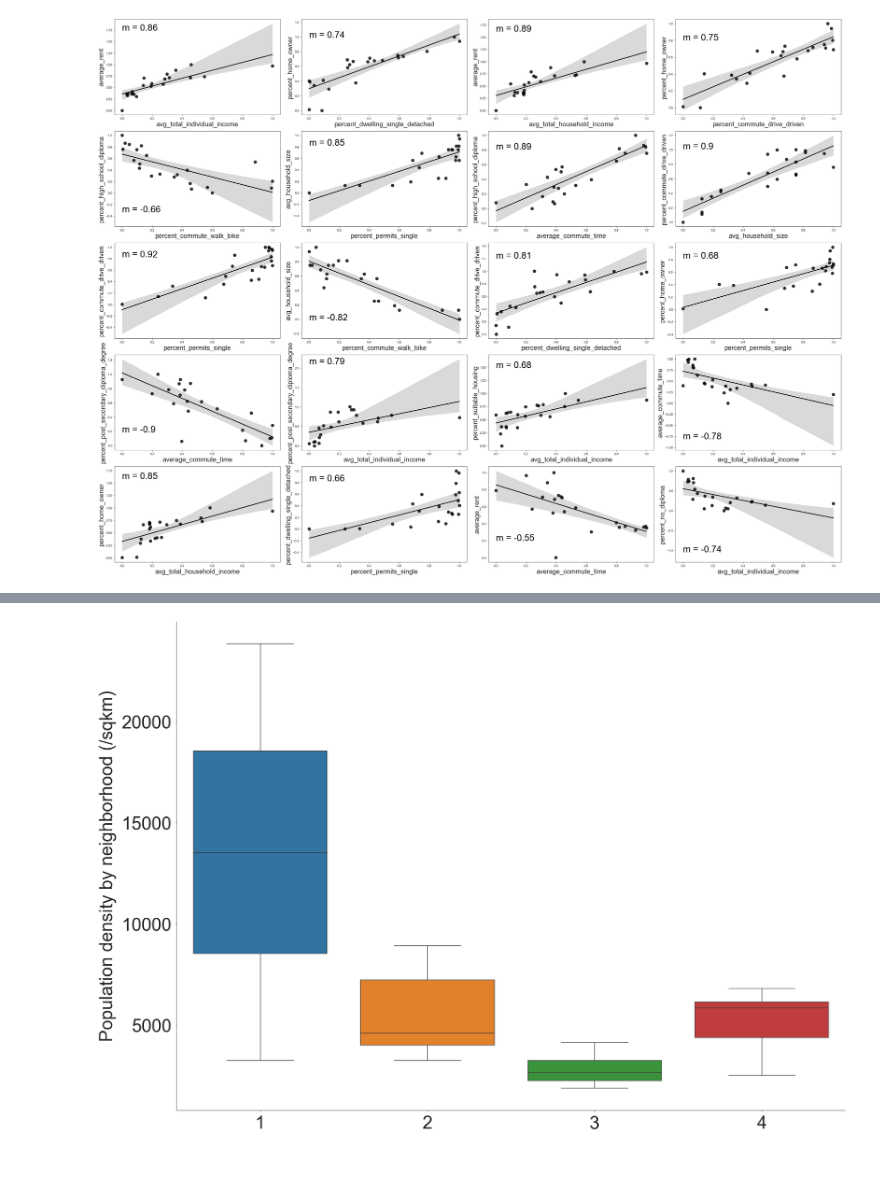
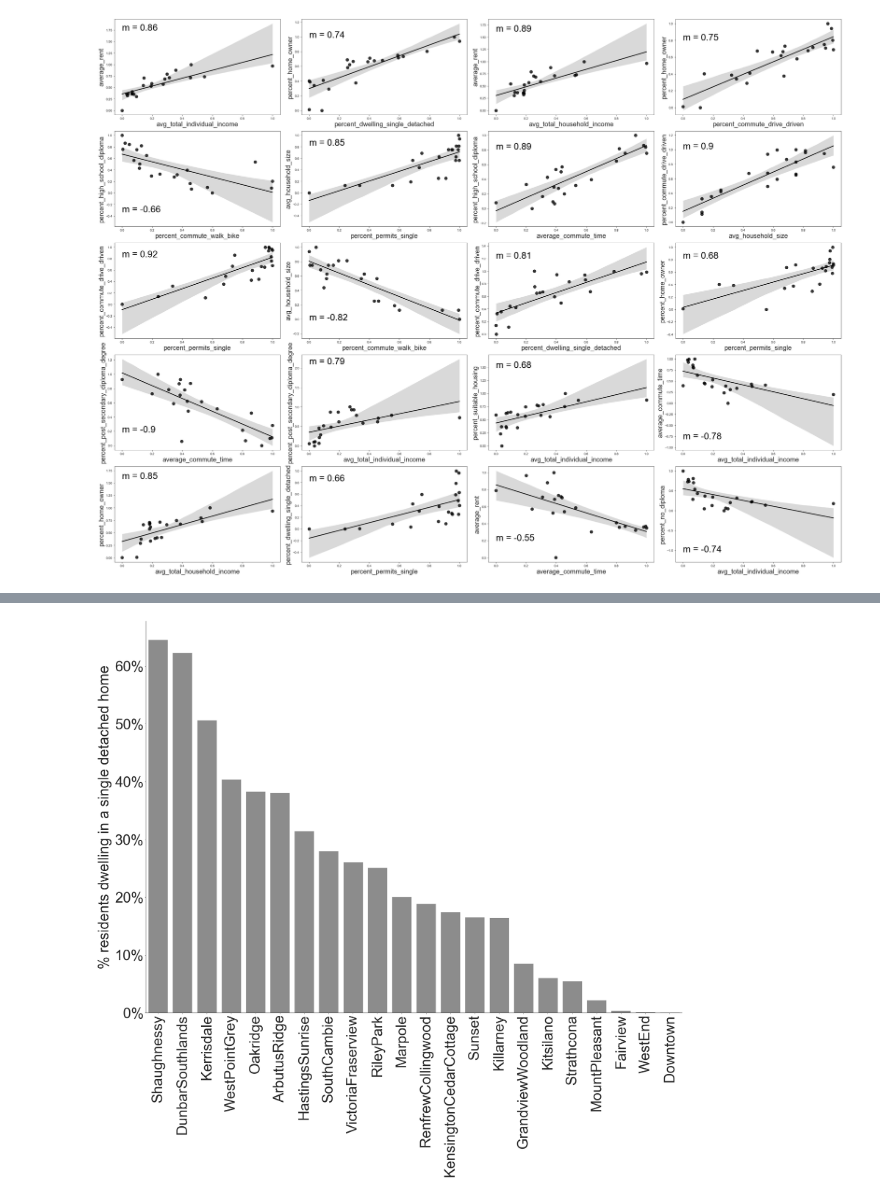
Before and after one commit to joinedspace/dejavu, a Jupyter notebook: datasets-queries/dejavu.ipynb, the cells around one changed output, grey strips where cells are left out. Cells and saved outputs as stored; diff of their text form; code cells hidden in the pictures; blank space fills up the shorter version.

```diff
--- a/datasets-queries/dejavu.ipynb
+++ b/datasets-queries/dejavu.ipynb
@@ -278,19 +210,24 @@ print(correlation_voting, pvalue_voting)
-# %%
-#----- Plotting population density by neighborhood, color coded to neighborhood category
-pop_dens = df_population_density[['neighborhood', 'category',
-                                  'density_per_km2']].sort_values(by=['density_per_km2'],
-                                                                            ascending=False).reset_index()
-
-fig_6 = plt.figure()
-ax8 = fig_6.add_subplot(111)
-sns.boxplot(data=pop_dens,
-             x="category", y="density_per_km2")
-
-ax8.set_ylabel('Population density by neighborhood (/sqkm)', labelpad=15, fontsize = 48)
-ax8.set_xlabel('')
-ax8.tick_params(axis='both', which='major', pad=10, labelsize=48)
-
-sns.despine(bottom = False, left = False)
-plt.savefig('population_density_by_neighborhood.png', bbox_inches='tight')
-# %% [output]
-[figure, removed]
+# %%
+#----- Graphing how many dwellings in each neighborhood are single detached type
+percent_single_detached_nb = features_not_normalized[['locale', 'percent_dwelling_single_detached']]
+percent_single_detached_nb.percent_dwelling_single_detached *=100
+
+#----- Sorting for the plot
+percent_single_detached_nb_sorted = percent_single_detached_nb.sort_values(by=['percent_dwelling_single_detached'],
+                                                                           ascending=False)
+
+fig_4 = plt.figure()
+ax5 = fig_4.add_subplot(111)
+sns.barplot(data=percent_single_detached_nb_sorted,
+             x="locale", y="percent_dwelling_single_detached", color = "black", alpha = 0.45,
+                   label = '% residents dwelling in a single detached home')
+plt.xticks(rotation=90)
+ax5.yaxis.set_major_formatter(mtick.PercentFormatter())
+ax5.set_ylabel('% residents dwelling in a single detached home', labelpad=10, fontsize = 48)
+ax5.set_xlabel('')
+ax5.tick_params(axis='both', which='major', labelsize=48)
+
+sns.despine(bottom = False, left = False)
+plt.savefig('percent_single_detached_by_neighborhood.png', bbox_inches='tight')
+# %% [output]
+[figure, added]
```
Also changed, not shown: parts of 4 cells of this notebook.
